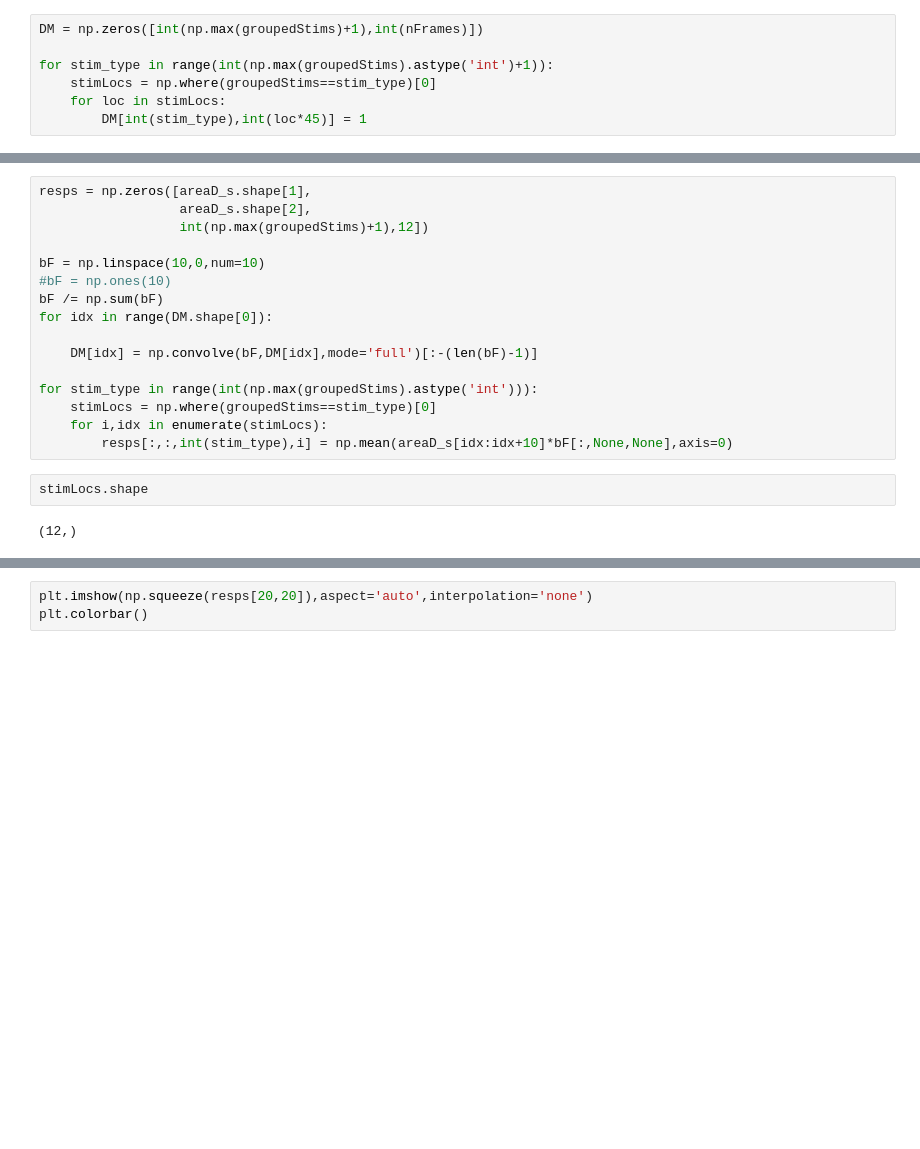
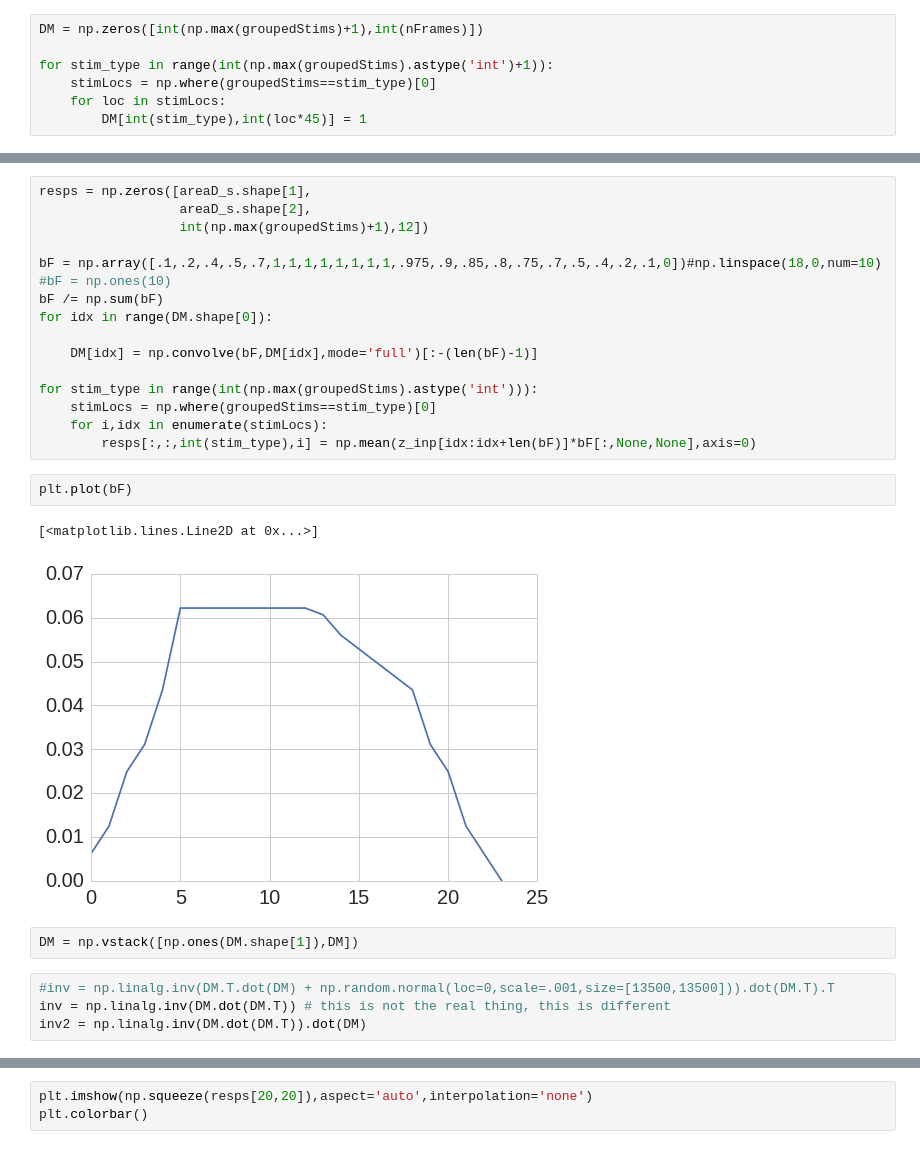
Before and after one commit to yves-weissenberger/GPR, a Jupyter notebook: GP_tonotopy_mapping.ipynb, the cells around one changed output, grey strips where cells are left out. Drawn from its saved outputs; the diff is of its cells as text; blank space fills up the shorter version.

Commit message:
added regression for tonotopy inference, not yet GP, need to fix kronecker delta thing

```diff
--- a/GP_tonotopy_mapping.ipynb
+++ b/GP_tonotopy_mapping.ipynb
@@ -175,7 +232,7 @@ resps = np.zeros([areaD_s.shape[1],
                   areaD_s.shape[2],
                   int(np.max(groupedStims)+1),12])
 
-bF = np.linspace(10,0,num=10)
+bF = np.array([.1,.2,.4,.5,.7,1,1,1,1,1,1,1,1,.975,.9,.85,.8,.75,.7,.5,.4,.2,.1,0])#np.linspace(18,0,num=10)
 #bF = np.ones(10)
 bF /= np.sum(bF)
 for idx in range(DM.shape[0]):
@@ -185,8 +242,15 @@ for idx in range(DM.shape[0]):
 for stim_type in range(int(np.max(groupedStims).astype('int'))):
     stimLocs = np.where(groupedStims==stim_type)[0]
     for i,idx in enumerate(stimLocs):
-        resps[:,:,int(stim_type),i] = np.mean(areaD_s[idx:idx+10]*bF[:,None,None],axis=0)
+        resps[:,:,int(stim_type),i] = np.mean(z_inp[idx:idx+len(bF)]*bF[:,None,None],axis=0)
-# %%
-stimLocs.shape
-# %% [output]
-(12,)
+# %%
+plt.plot(bF)
+# %% [output]
+[<matplotlib.lines.Line2D at 0x...>]
+[figure, added]
+# %%
+DM = np.vstack([np.ones(DM.shape[1]),DM])
+# %%
+#inv = np.linalg.inv(DM.T.dot(DM) + np.random.normal(loc=0,scale=.001,size=[13500,13500])).dot(DM.T).T
+inv = np.linalg.inv(DM.dot(DM.T)) # this is not the real thing, this is different
+inv2 = np.linalg.inv(DM.dot(DM.T)).dot(DM)
```
Also changed, not shown: parts of 31 cells of this notebook.
